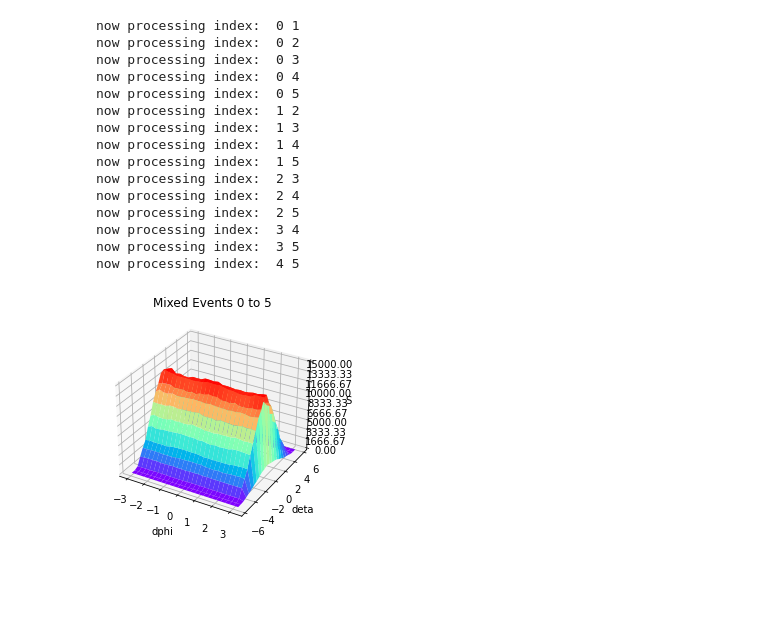
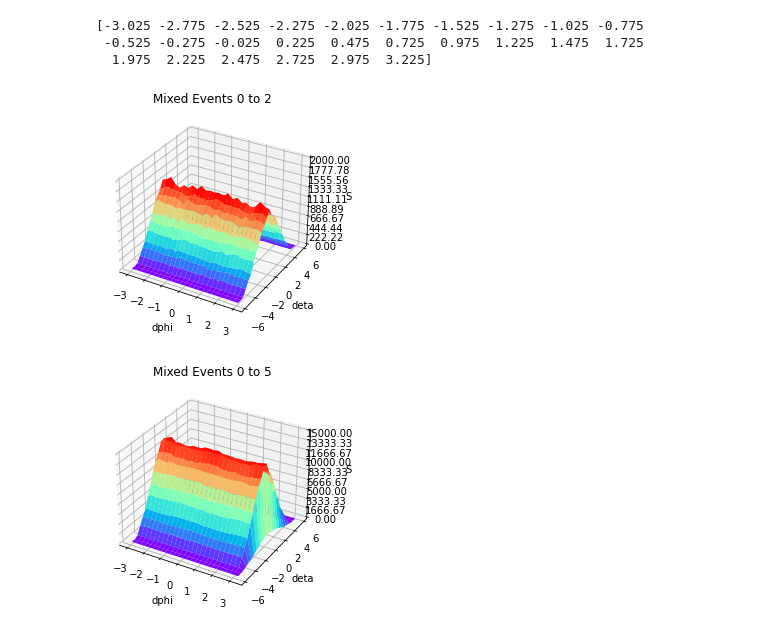
Before and after one commit to HarryWang0619/CIS_May_FinalProject, a Jupyter notebook: jul18_harry.ipynb, the cells around one changed output. Drawn from its saved outputs; the diff is of its cells as text; code cells hidden in the pictures; blank space fills up the shorter version.

Commit message:
new surface plot with bin count!

```diff
--- a/jul18_harry.ipynb
+++ b/jul18_harry.ipynb
@@ -105,24 +105,26 @@ def surfacedata(dfdata, dx = 0.5, dy = 0.5, rangex=3.15, rangey=4):
         eta_index = math.floor((instance['eta']+rangey)/dy)
         z_data[phi_index][eta_index] += 1
     return phi_data, eta_data, z_data.T
-# %%
-mixed_event0to5 = background_range_pro(0,5)
-# %% [output]
-now processing index:  0 1
-now processing index:  0 2
-now processing index:  0 3
-now processing index:  0 4
-now processing index:  0 5
-now processing index:  1 2
-now processing index:  1 3
-now processing index:  1 4
-now processing index:  1 5
-now processing index:  2 3
-now processing index:  2 4
-now processing index:  2 5
-now processing index:  3 4
-now processing index:  3 5
-now processing index:  4 5
+# %%
+mixed_event0to2 = background_range(0,2)
+# %%
+mixed2_x, mixed2_y, mixed2_z = surfacedata(mixed_event0to2, dx = 0.25, dy = 0.5, rangex=3.15, rangey=6)
+print(mixed2_x)
+# %% [output]
+[-3.025 -2.775 -2.525 -2.275 -2.025 -1.775 -1.525 -1.275 -1.025 -0.775
+ -0.525 -0.275 -0.025  0.225  0.475  0.725  0.975  1.225  1.475  1.725
+  1.975  2.225  2.475  2.725  2.975  3.225]
+# %%
+def surfacedata(dfdata, binx=25, biny = 25, rangex=3.15, rangey=6):
+    zdat,xdat,ydat = np.histogram2d(dfdata['phi'], dfdata['eta'], bins=[binx,biny], range=[[-rangex,rangex],[-rangey,rangey]])
+    xdat = xdat[:-1] + (xdat[1]-xdat[0])/2
+    ydat = ydat[:-1] + (ydat[1]-ydat[0])/2
+    zdat = zdat.T
+    return xdat, ydat, zdat
 # %%
-mixed_x, mixed_y, mixed_z = surfacedata(mixed_event0to5, 0.25, 0.5, 3.15, 6)
+mixed_x, mixed_y, mixed_z = surfacedata(mixed_event0to2, 25, 25, 3.15, 6)
+# %%
+plot_3d_surface(mixed_x, mixed_y, mixed_z, 2000, "Mixed Events 0 to 2", "testmixed_event0to2.png")
+# %% [output]
+[figure, added]
 # %%
```
Also changed, not shown: parts of 1 cell of this notebook, 2 other files.
